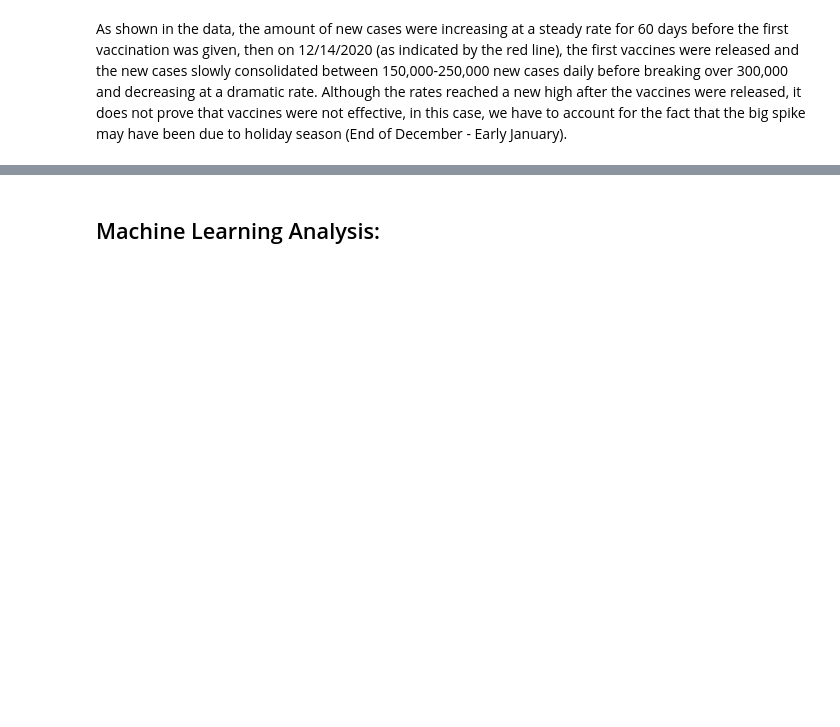
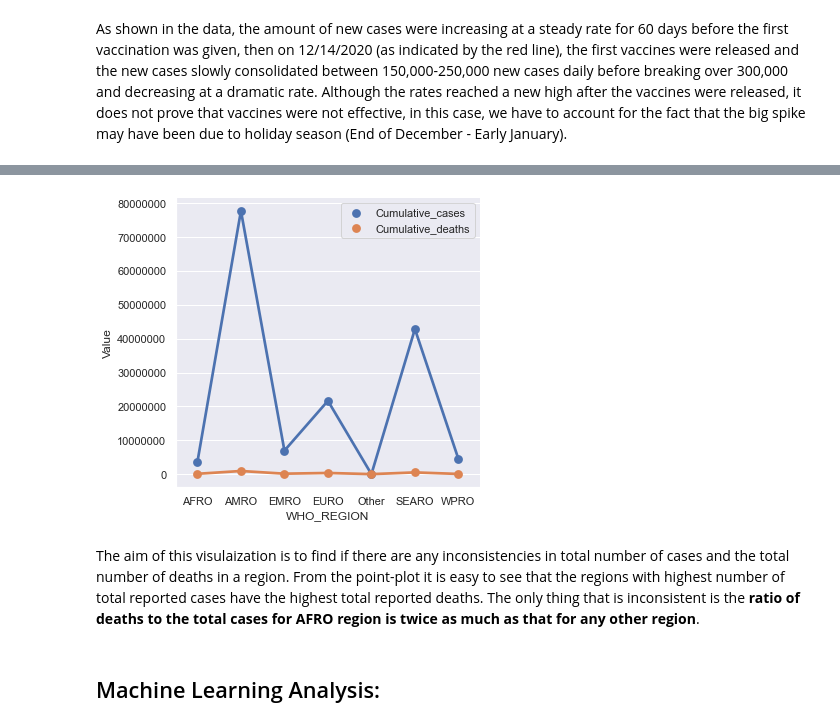
Before and after one commit to uic-cs418/cs418-spring22-the-wild-card, a Jupyter notebook: Covid Analysis.ipynb, the cells around one changed output, grey strips where cells are left out. Saved outputs shown, nothing was run; the diff lists cells and outputs as text; code cells hidden in the pictures; blank space fills up the shorter version.

Commit message:
[CW]:Visulaization and ML task

```diff
--- a/Covid Analysis.ipynb
+++ b/Covid Analysis.ipynb
@@ -356,0 +364,10 @@ As shown in the data, the amount of new cases were increasing at a steady rate f
+# %%
+import seaborn as sns
+sns.set_theme()
+
+
+region_and_cases = main[['WHO_REGION', 'Cumulative_cases', 'Cumulative_deaths']]
+region_and_cases = region_and_cases.groupby(['WHO_REGION']).max().reset_index()
+
+df = pd.melt(region_and_cases, id_vars="WHO_REGION", var_name = 'Cases_and_Deaths', value_name = 'Value')
+print(df)
@@ -357,2 +390,12 @@ As shown in the data, the amount of new cases were increasing at a steady rate f
+# %%
+sns.catplot(data = df, x = "WHO_REGION", y = 'Value', hue = 'Cases_and_Deaths', ci = 'sd', kind = 'point', legend = False)
+sns.despine()
+plt.ticklabel_format(style='plain', axis='y')
+plt.legend()
+plt.show()
+# %% [output]
+[figure, added]
+# %% [markdown]
+The aim of this visulaization is to find if there are any inconsistencies in total number of cases and the total number of deaths in a region. From the point-plot it is easy to see that the regions with highest number of total reported cases have the highest total reported deaths. The only thing that is inconsistent is the __ratio of deaths to the total cases for AFRO region is twice as much as that for any other region__.
 # %% [markdown]
 ## Machine Learning Analysis:
```
Also changed, not shown: parts of 9 cells of this notebook.
